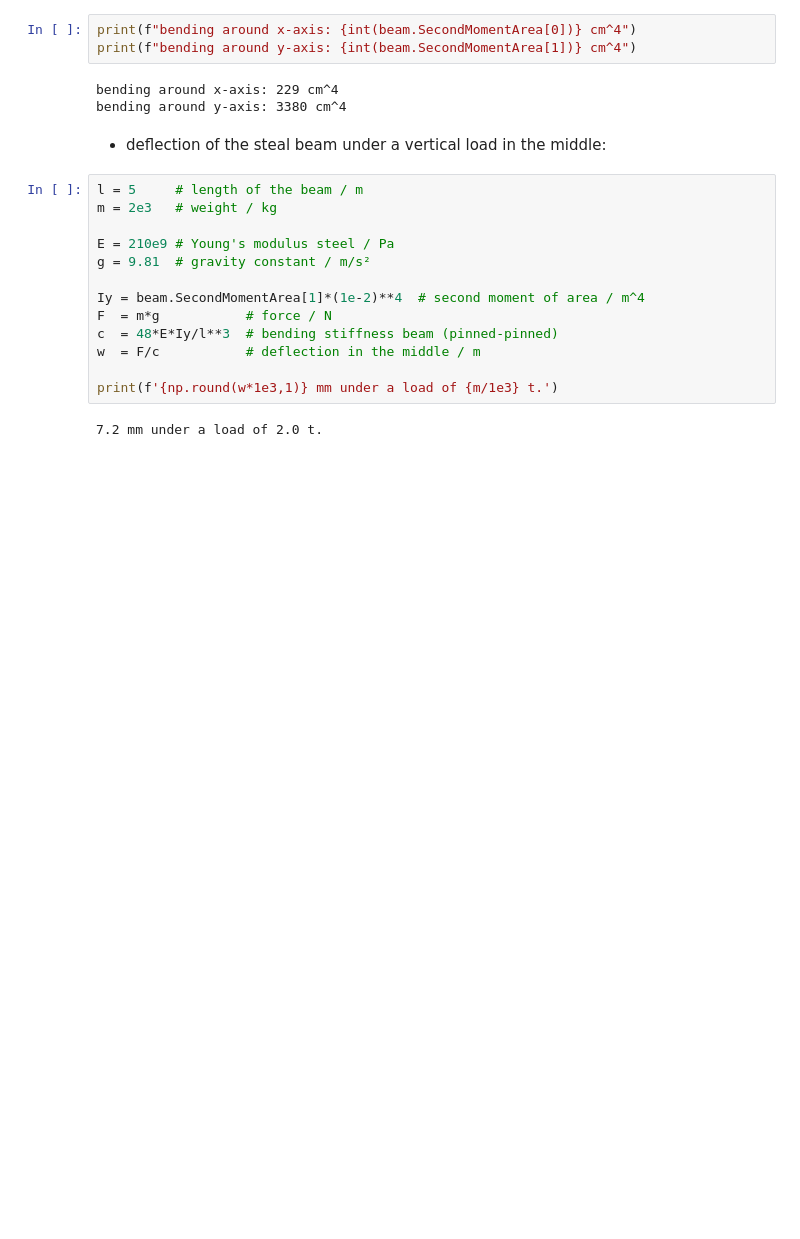
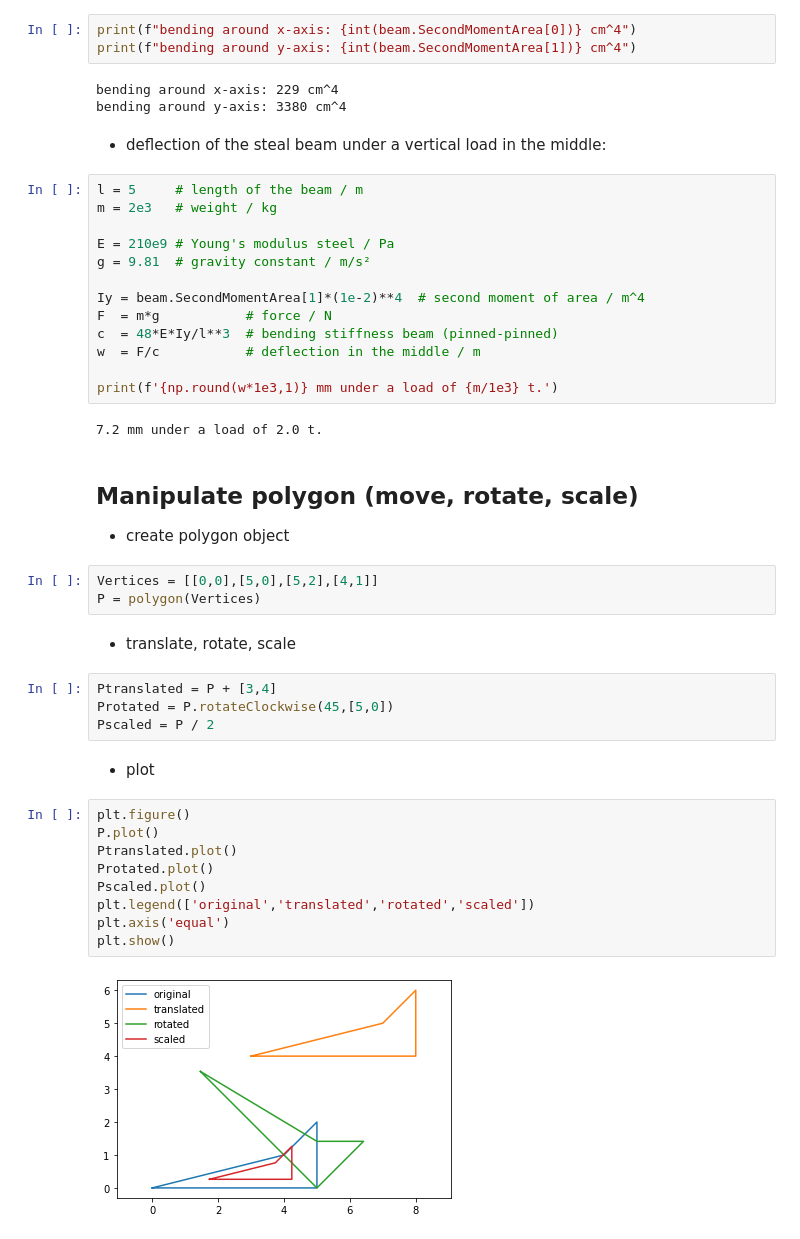
Before and after one commit to gerritnowald/polygon, a Jupyter notebook: examples.ipynb, the cells around one changed output. Drawn from its saved outputs; the diff is of its cells as text; blank space fills up the shorter version.

```diff
--- a/examples.ipynb
+++ b/examples.ipynb
@@ -181,3 +181,28 @@ w  = F/c           # deflection in the middle / m
 print(f'{np.round(w*1e3,1)} mm under a load of {m/1e3} t.')
 # %% [output]
 7.2 mm under a load of 2.0 t.
+# %% [markdown]
+## Manipulate polygon (move, rotate, scale)
+- create polygon object
+# %%
+Vertices = [[0,0],[5,0],[5,2],[4,1]]
+P = polygon(Vertices)
+# %% [markdown]
+- translate, rotate, scale
+# %%
+Ptranslated = P + [3,4]
+Protated = P.rotateClockwise(45,[5,0])
+Pscaled = P / 2
+# %% [markdown]
+- plot
+# %%
+plt.figure()
+P.plot()
+Ptranslated.plot()
+Protated.plot()
+Pscaled.plot()
+plt.legend(['original','translated','rotated','scaled'])
+plt.axis('equal')
+plt.show()
+# %% [output]
+[figure, added]
```
Also changed, not shown: parts of 4 cells of this notebook, 3 other files.
